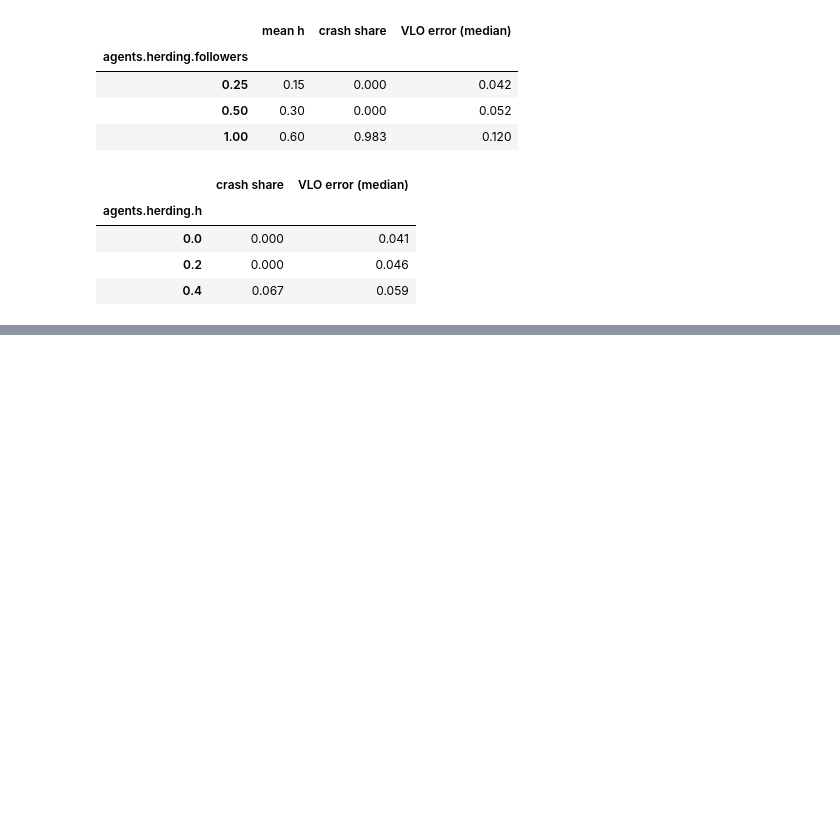
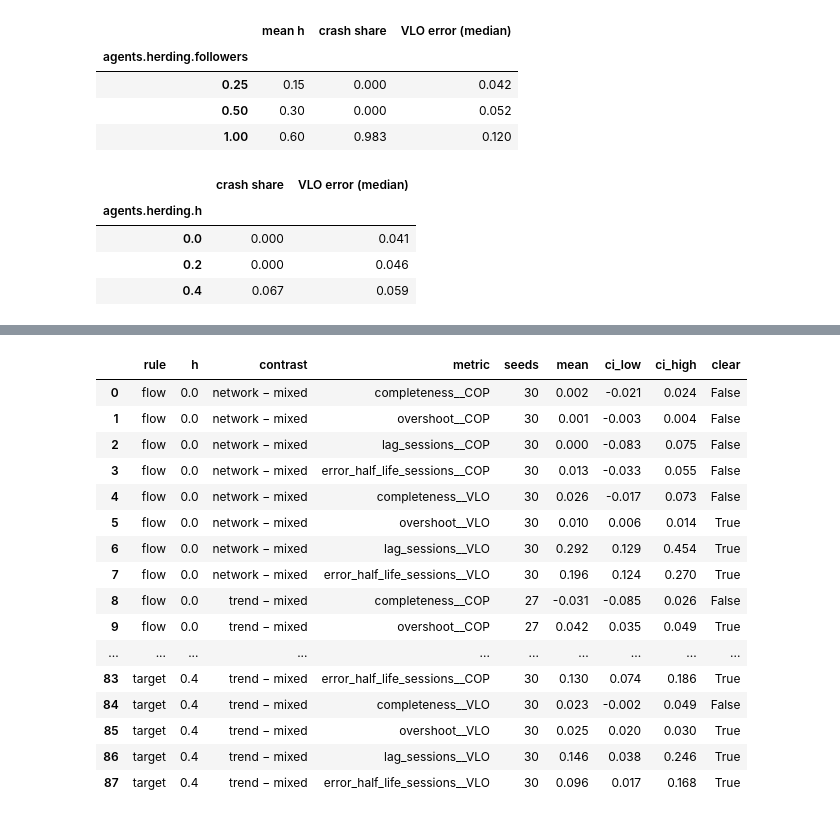
Before and after one commit to dmitrykitty/stock-exchange-simulation, a Jupyter notebook: notebooks/05_chain_wave.ipynb, the cells around one changed output, grey strips where cells are left out. Saved outputs shown, nothing was run; the diff lists cells and outputs as text; code cells hidden in the pictures; blank space fills up the shorter version.

```diff
--- a/notebooks/05_chain_wave.ipynb
+++ b/notebooks/05_chain_wave.ipynb
@@ -202,0 +222,19 @@ display(right.round(3))
+# %%
+from marketsim.metrics import wave_summary
+
+WAVE = {"step": 0.25, "end_window": 5.0, "max_lag": 12}
+wave_rows = []
+for rule, name in (("flow", "e4"), ("target", "e4_target")):
+    for row in pd.read_csv(RESULTS / name / "summary.csv").to_dict("records"):
+        log = load_run(RESULTS / name / row["run_id"])
+        # Same crash rule as section 3: some company lost more than 25% from its post-shock peak.
+        crash = max(run_row(log)[f"dd_{t}"] for t in TICKERS) > 0.25
+        wave_rows.append({"rule": rule, "composition": row["agents.composition"], "h": row["agents.herding.h"],
+                          "shock": row["external"], "seed": row["seed"], "crash": bool(crash),
+                          **wave_summary(log, **WAVE)})
+wave = pd.DataFrame(wave_rows)
+print(wave.groupby("rule").crash.agg(["size", "mean"]))
+WAVE_COLS = [f"{m}__{t}" for t in ("COP", "VLO")
+             for m in ("completeness", "overshoot", "lag_sessions", "error_half_life_sessions")]
+print("Medians over non-crash runs (both shock directions):")
+wave.loc[~wave.crash].groupby(["rule", "composition", "h"])[WAVE_COLS].median().round(3)
@@ -202,0 +265,42 @@ display(right.round(3))
+# %%
+def mix_contrasts(wave, metrics, seed=2026):
+    rng = np.random.default_rng(seed)
+    rows = []
+    for (rule, h), cell in wave.groupby(["rule", "h"]):
+        base = cell.loc[cell.composition == "mixed"].set_index(["seed", "shock"])
+        for mix in ("network", "trend"):
+            other = cell.loc[cell.composition == mix].set_index(["seed", "shock"])
+            pairs = other.join(base, lsuffix="_o", rsuffix="_m", how="inner")
+            pairs = pairs.loc[~pairs.crash_o & ~pairs.crash_m]
+            for metric in metrics:
+                d = (pairs[metric + "_o"] - pairs[metric + "_m"]).groupby(level="seed").mean().dropna().to_numpy()
+                if len(d) < 5:
+                    continue
+                boot = rng.choice(d, (5000, len(d))).mean(axis=1)
+                lo, hi = np.quantile(boot, [0.025, 0.975])
+                rows.append({"rule": rule, "h": h, "contrast": f"{mix} − mixed", "metric": metric, "seeds": len(d),
+                             "mean": d.mean(), "ci_low": lo, "ci_high": hi, "clear": lo > 0 or hi < 0})
+    return pd.DataFrame(rows)
+
+
+contrasts = mix_contrasts(wave, WAVE_COLS)
+pd.set_option("display.max_rows", 200)
+contrasts.round(3)
+# %% [output]
+|  | rule | h | contrast | metric | seeds | mean | ci_low | ci_high | clear |
+| 0 | flow | 0.0 | network − mixed | completeness__COP | 30 | 0.002 | -0.021 | 0.024 | False |
+| 1 | flow | 0.0 | network − mixed | overshoot__COP | 30 | 0.001 | -0.003 | 0.004 | False |
+| 2 | flow | 0.0 | network − mixed | lag_sessions__COP | 30 | 0.000 | -0.083 | 0.075 | False |
+| 3 | flow | 0.0 | network − mixed | error_half_life_sessions__COP | 30 | 0.013 | -0.033 | 0.055 | False |
+| 4 | flow | 0.0 | network − mixed | completeness__VLO | 30 | 0.026 | -0.017 | 0.073 | False |
+| 5 | flow | 0.0 | network − mixed | overshoot__VLO | 30 | 0.010 | 0.006 | 0.014 | True |
+| 6 | flow | 0.0 | network − mixed | lag_sessions__VLO | 30 | 0.292 | 0.129 | 0.454 | True |
+| 7 | flow | 0.0 | network − mixed | error_half_life_sessions__VLO | 30 | 0.196 | 0.124 | 0.270 | True |
+| 8 | flow | 0.0 | trend − mixed | completeness__COP | 27 | -0.031 | -0.085 | 0.026 | False |
+| 9 | flow | 0.0 | trend − mixed | overshoot__COP | 27 | 0.042 | 0.035 | 0.049 | True |
+| ... | ... | ... | ... | ... | ... | ... | ... | ... | ... |
+| 83 | target | 0.4 | trend − mixed | error_half_life_sessions__COP | 30 | 0.130 | 0.074 | 0.186 | True |
+| 84 | target | 0.4 | trend − mixed | completeness__VLO | 30 | 0.023 | -0.002 | 0.049 | False |
+| 85 | target | 0.4 | trend − mixed | overshoot__VLO | 30 | 0.025 | 0.020 | 0.030 | True |
+| 86 | target | 0.4 | trend − mixed | lag_sessions__VLO | 30 | 0.146 | 0.038 | 0.246 | True |
+| 87 | target | 0.4 | trend − mixed | error_half_life_sessions__VLO | 30 | 0.096 | 0.017 | 0.168 | True |
```
Also changed, not shown: parts of 5 cells of this notebook, 3 other files.
